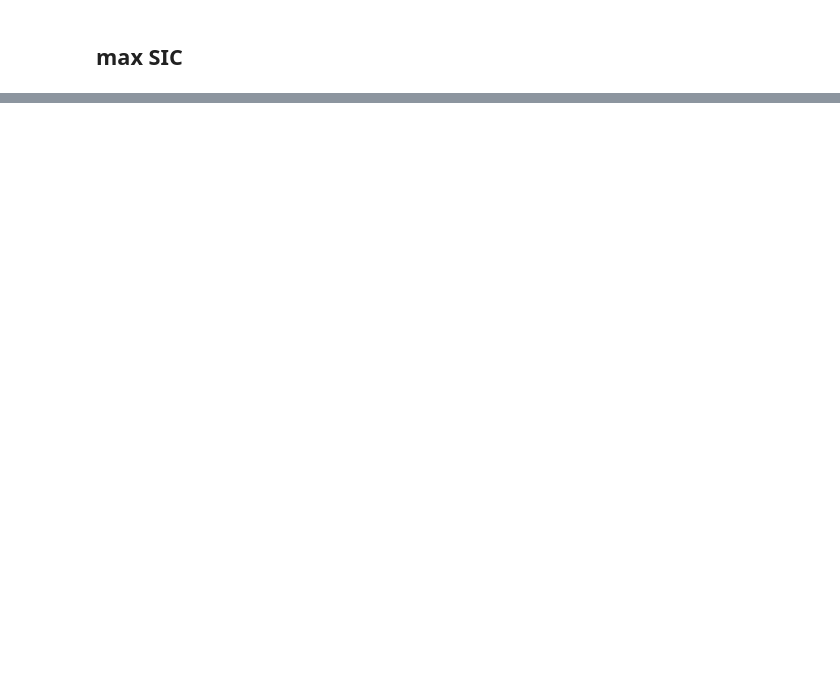
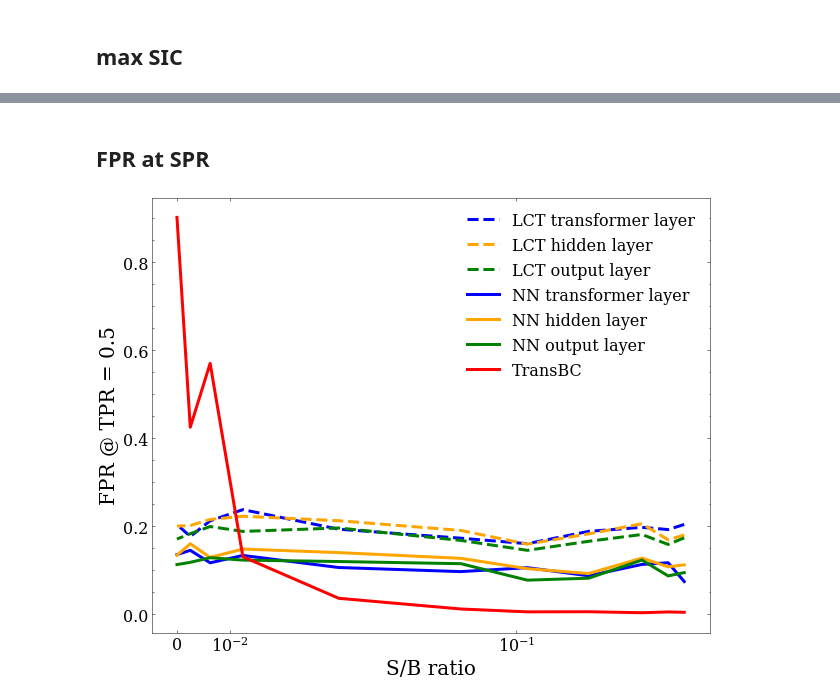
Before and after one commit to rmastand/JetCLR_AD, a Jupyter notebook: scripts/final_plots_AUC_v_SB.ipynb, the cells around one changed output, grey strips where cells are left out. Saved outputs shown, nothing was run; the diff lists cells and outputs as text; code cells hidden in the pictures; blank space fills up the shorter version.

```diff
--- a/scripts/final_plots_AUC_v_SB.ipynb
+++ b/scripts/final_plots_AUC_v_SB.ipynb
@@ -296,0 +294,44 @@ plt.show()
+# %% [markdown]
+## FPR at SPR
+# %%
+# Load in the data
+exp_id_list = ["16k", "12k", "08k", "04k", "02k", "01k", "0p5k", "0p2k", "0p1k", "0p04k", "0k"]
+exp_id_S_nums = [16000, 12000, 8000, 4000, 2000, 1000, 500, 200, 100, 40, 0]
+
+exp_id_SB_ratios = [float(x)/float(x+16000) for x in exp_id_S_nums]
+
+
+colors = ["pink", "red", "orange", "green", "cyan", "blue", "purple", "brown", "grey", "black","C11"]
+#colors = ["blue", "red", "blue", "red", "blue", "red", "blue", "red", "blue","red"]
+
+
+from matplotlib.backends.backend_pdf import PdfPages
+fig = plt.figure(figsize = (10,8))
+
+l = 3
+
+plt.plot(exp_id_SB_ratios, lct_FPRatTPR_dict[0], label = "LCT transformer layer", linewidth = l, color = "blue", linestyle = "dashed")
+plt.plot(exp_id_SB_ratios, lct_FPRatTPR_dict[1], label = "LCT hidden layer", linewidth = l, color = "orange", linestyle = "dashed")
+plt.plot(exp_id_SB_ratios, lct_FPRatTPR_dict[2], label = "LCT output layer", linewidth = l, color = "green", linestyle = "dashed")
+
+plt.plot(exp_id_SB_ratios, nn_FPRatTPR_dict[0], label = "NN transformer layer", color = "blue", linewidth = l)
+plt.plot(exp_id_SB_ratios, nn_FPRatTPR_dict[1], label = "NN hidden layer", color = "orange", linewidth = l)
+plt.plot(exp_id_SB_ratios, nn_FPRatTPR_dict[2], label = "NN output layer", color = "green", linewidth = l)
+
+plt.plot(exp_id_SB_ratios, trans_BC_FPRatTPR, label = "TransBC", color = "red", linewidth = l)
+
+
+plt.xscale("symlog", linthresh=.05)
+plt.xlabel("S/B ratio")
+plt.ylabel("FPR @ TPR = 0.5")
+plt.legend()
+plt.show()
+
+
+
+#img_name = "fpr.pdf"
+#pp = PdfPages(img_name)
+#pp.savefig(fig)
+#pp.close()
+# %% [output]
+[figure, added]
```
Also changed, not shown: parts of 6 cells of this notebook, 10 other files.
